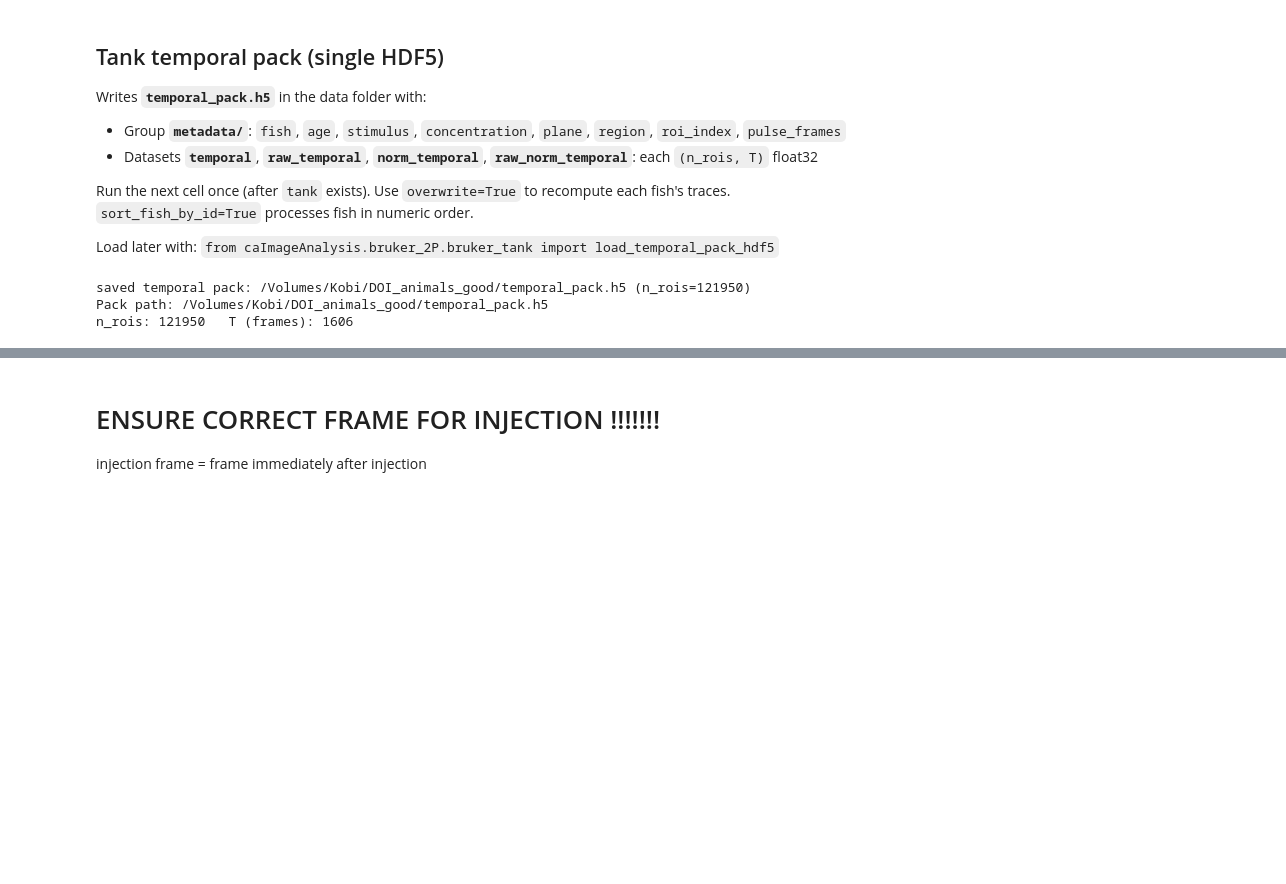
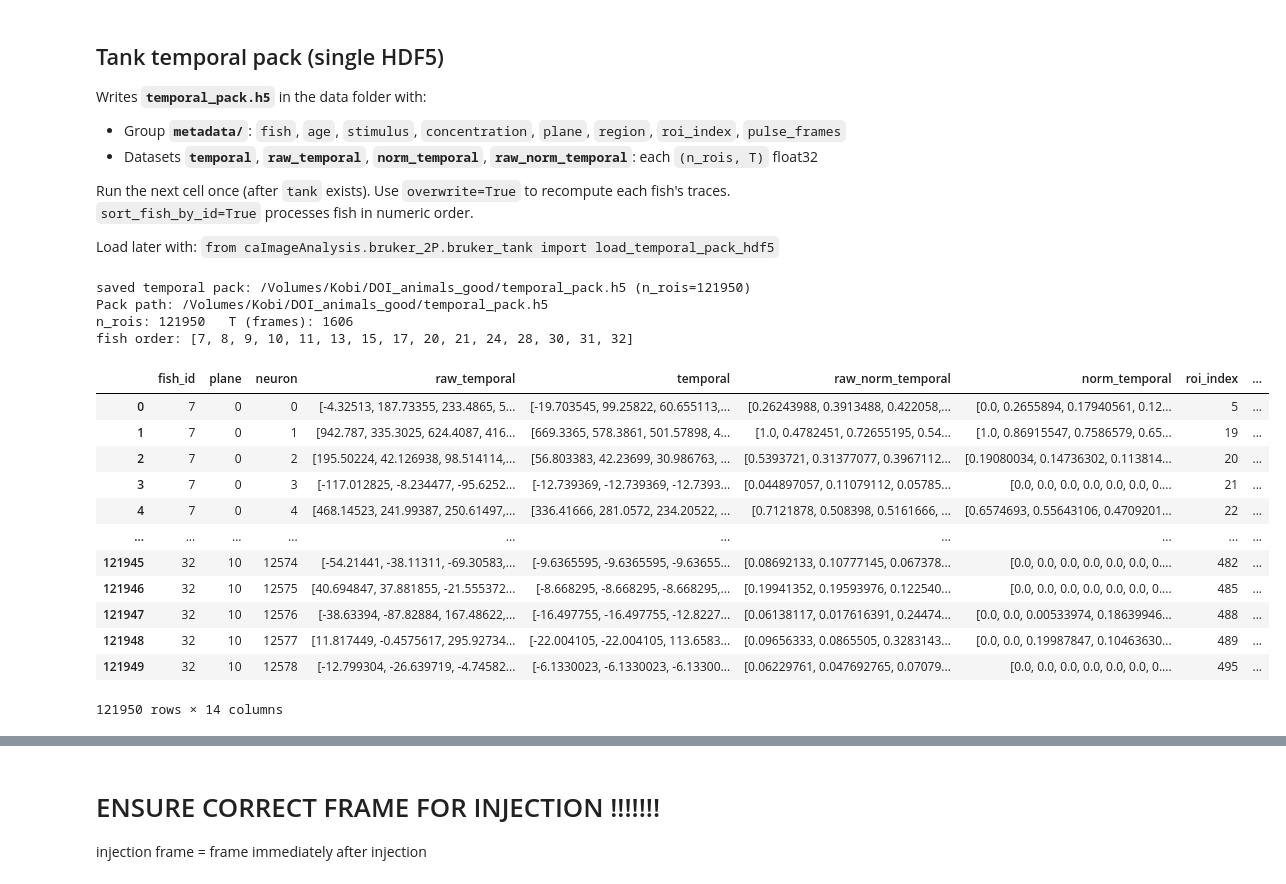
Before and after one commit to minel-arinel/caImageAnalysis, a Jupyter notebook: notebooks/2_DOI_analysis.ipynb, the cells around one changed output, grey strips where cells are left out. Saved outputs shown, nothing was run; the diff lists cells and outputs as text; code cells hidden in the pictures; blank space fills up the shorter version.

```diff
--- a/notebooks/2_DOI_analysis.ipynb
+++ b/notebooks/2_DOI_analysis.ipynb
@@ -75,18 +90,46 @@ from caImageAnalysis.bruker_2P.bruker_tank import load_temporal_pack_hdf5
 # Canonical output path for this notebook run
 pack_path = tank.folder_path.joinpath('temporal_pack.h5')
 
-# Build/save pack in one call. frame_mode options: 'strict', 'crop', 'pad'
+# Build/save pack in one call
 pack_path = tank.save_tank_temporal_pack(
-    out_filename=pack_path.name,
+    out_filename="temporal_pack.h5",
     overwrite=False,
     sort_fish_by_id=True,
-    frame_mode='strict',
 )
 
-print('Pack path:', pack_path)
-print('n_rois:', len(tank.temporal_df), '  T (frames):', len(tank.temporal_df['temporal'].iloc[0]))
-print('fish order:', sorted(tank.temporal_df['fish'].unique().tolist()))
+print("Pack path:", pack_path)
+print("n_rois:", len(tank.temporal_df), "  T (frames):", len(tank.temporal_df["temporal"].iloc[0]))
+print("fish order:", sorted(tank.temporal_df["fish_id"].unique().tolist()))
 # %% [output]
 saved temporal pack: /Volumes/Kobi/DOI_animals_good/temporal_pack.h5 (n_rois=121950)
 Pack path: /Volumes/Kobi/DOI_animals_good/temporal_pack.h5
 n_rois: 121950   T (frames): 1606
+fish order: [7, 8, 9, 10, 11, 13, 15, 17, 20, 21, 24, 28, 30, 31, 32]
+# %%
+from pathlib import Path
+from caImageAnalysis.bruker_2P.bruker_tank import load_temporal_pack_hdf5, long_df_from_pack
+
+path = Path("/Volumes/Kobi/DOI_animals_good/temporal_pack.h5")
+
+meta, traces = load_temporal_pack_hdf5(path)
+# meta: DataFrame — fish_id, plane, neuron, age, stimulus, concentration, region, roi_index, com, pulse_frames
+# traces: dict — "raw_temporal", "temporal", "raw_norm_temporal", "norm_temporal"
+#          each array shape (n_rois, T)
+
+df_long = long_df_from_pack(meta, traces)  # one row per ROI with trace columns
+
+df_long
+# %% [output]
+|  | fish_id | plane | neuron | raw_temporal | temporal | raw_norm_temporal | norm_temporal | roi_index | ... |
+| 0 | 7 | 0 | 0 | [-4.32513, 187.73355, 233.4865, 5... | [-19.703545, 99.25822, 60.655113,... | [0.26243988, 0.3913488, 0.422058,... | [0.0, 0.2655894, 0.17940561, 0.12... | 5 | ... |
+| 1 | 7 | 0 | 1 | [942.787, 335.3025, 624.4087, 416... | [669.3365, 578.3861, 501.57898, 4... | [1.0, 0.4782451, 0.72655195, 0.54... | [1.0, 0.86915547, 0.7586579, 0.65... | 19 | ... |
+| 2 | 7 | 0 | 2 | [195.50224, 42.126938, 98.514114,... | [56.803383, 42.23699, 30.986763, ... | [0.5393721, 0.31377077, 0.3967112... | [0.19080034, 0.14736302, 0.113814... | 20 | ... |
+| 3 | 7 | 0 | 3 | [-117.012825, -8.234477, -95.6252... | [-12.739369, -12.739369, -12.7393... | [0.044897057, 0.11079112, 0.05785... | [0.0, 0.0, 0.0, 0.0, 0.0, 0.0, 0.... | 21 | ... |
+| 4 | 7 | 0 | 4 | [468.14523, 241.99387, 250.61497,... | [336.41666, 281.0572, 234.20522, ... | [0.7121878, 0.508398, 0.5161666, ... | [0.6574693, 0.55643106, 0.4709201... | 22 | ... |
+| ... | ... | ... | ... | ... | ... | ... | ... | ... | ... |
+| 121945 | 32 | 10 | 12574 | [-54.21441, -38.11311, -69.30583,... | [-9.6365595, -9.6365595, -9.63655... | [0.08692133, 0.10777145, 0.067378... | [0.0, 0.0, 0.0, 0.0, 0.0, 0.0, 0.... | 482 | ... |
+| 121946 | 32 | 10 | 12575 | [40.694847, 37.881855, -21.555372... | [-8.668295, -8.668295, -8.668295,... | [0.19941352, 0.19593976, 0.122540... | [0.0, 0.0, 0.0, 0.0, 0.0, 0.0, 0.... | 485 | ... |
+| 121947 | 32 | 10 | 12576 | [-38.63394, -87.82884, 167.48622,... | [-16.497755, -16.497755, -12.8227... | [0.06138117, 0.017616391, 0.24474... | [0.0, 0.0, 0.00533974, 0.18639946... | 488 | ... |
+| 121948 | 32 | 10 | 12577 | [11.817449, -0.4575617, 295.92734... | [-22.004105, -22.004105, 113.6583... | [0.09656333, 0.0865505, 0.3283143... | [0.0, 0.0, 0.19987847, 0.10463630... | 489 | ... |
+| 121949 | 32 | 10 | 12578 | [-12.799304, -26.639719, -4.74582... | [-6.1330023, -6.1330023, -6.13300... | [0.06229761, 0.047692765, 0.07079... | [0.0, 0.0, 0.0, 0.0, 0.0, 0.0, 0.... | 495 | ... |
+121950 rows × 14 columns
```
Also changed, not shown: parts of 10 cells of this notebook, 9 other files.
